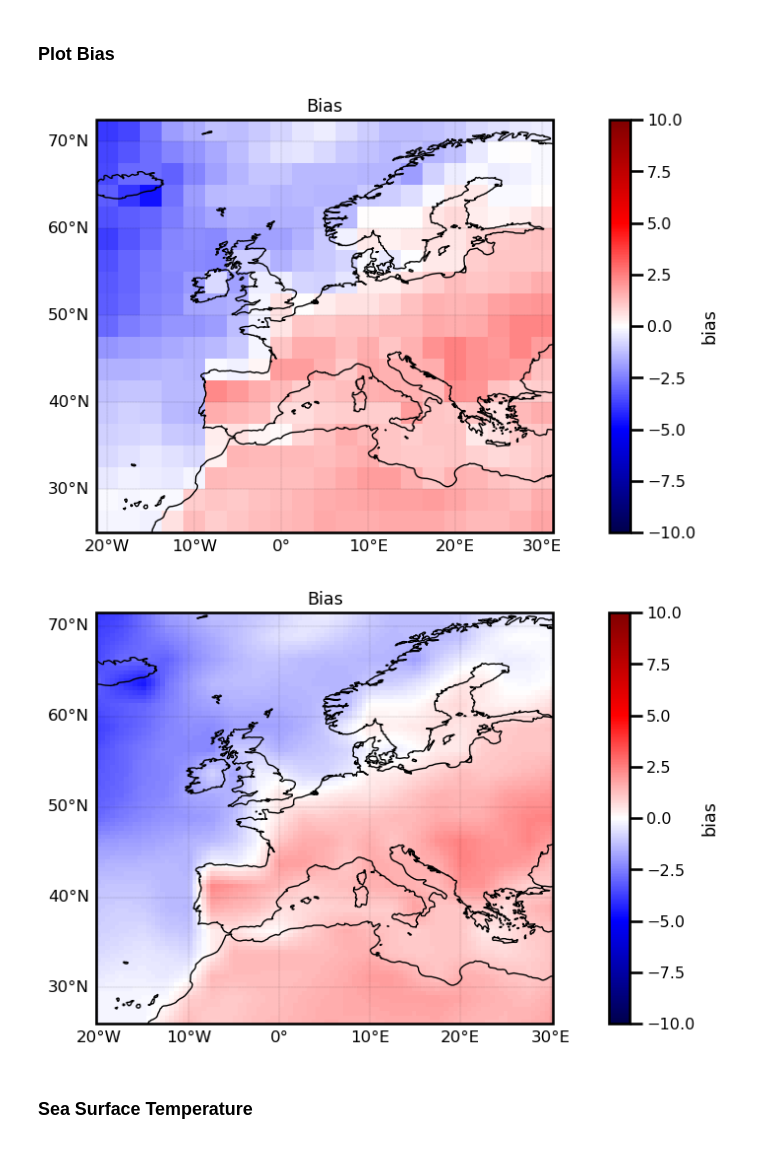
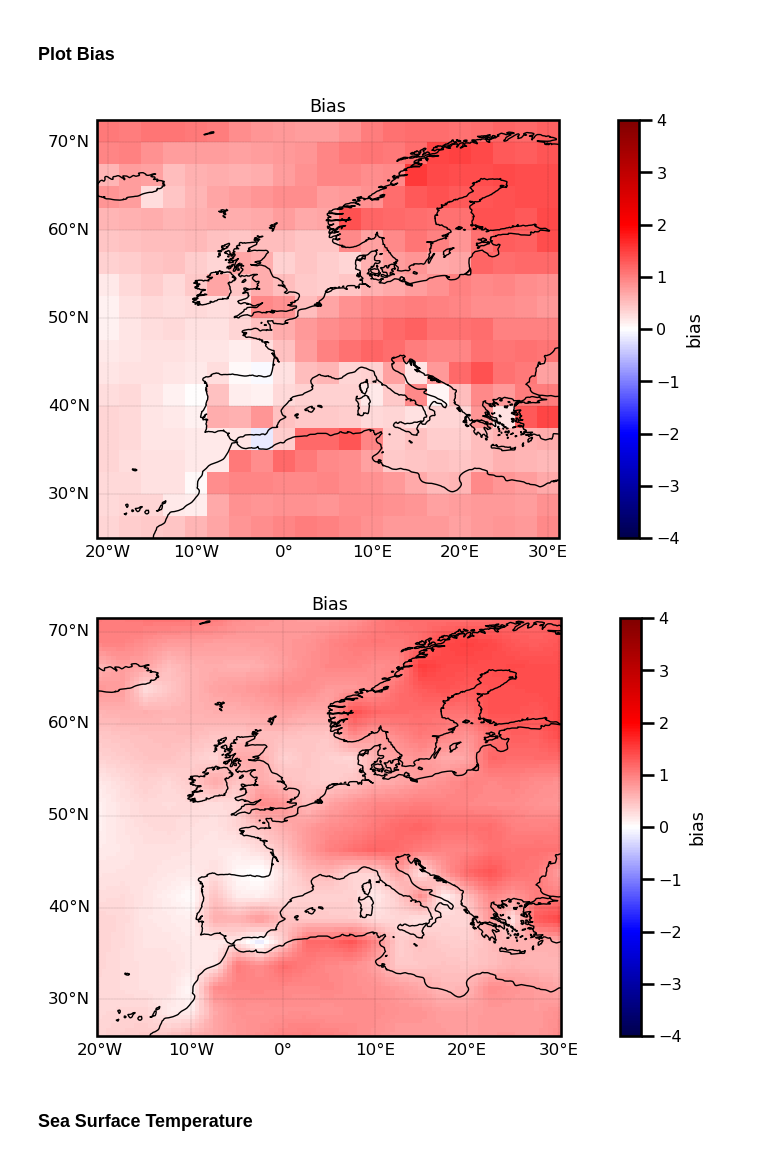
Before and after one commit to jejjohnson/jbayesevt, a Jupyter notebook: notebooks/ai4storylines/4.1_gp_map.ipynb, the cells around one changed output. Saved outputs shown, nothing was run; the diff lists cells and outputs as text; code cells hidden in the pictures.

```diff
--- a/notebooks/ai4storylines/4.1_gp_map.ipynb
+++ b/notebooks/ai4storylines/4.1_gp_map.ipynb
@@ -50,6 +50,17 @@ save_dir = "/pool/usuarios/juanjohn/data/ai4storylines/analysis/"
 df = pd.read_csv(Path(save_dir).joinpath("covariates.csv"), index_col=0)
 # load qoi
 ds = xr.open_dataset(Path(save_dir).joinpath("qoi.nc"))
+models = ['access_cm2', 'access_esm1_5', 'bcc_csm2_mr', 'cams_csm1_0', 'canesm5',
+       'cmcc_esm2', 'cnrm_cm6_1', 'cnrm_cm6_1_hr', 'cnrm_esm2_1', 'e3sm_1_0',
+       'ec_earth3', 'ec_earth3_cc', 'ec_earth3_veg', 'ec_earth3_veg_lr',
+       'fgoals_g3', 'gfdl_cm4', 'gfdl_esm4', 'ipsl_cm6a_lr', 'kace_1_0_g',
+       'miroc_es2l', 'mpi_esm1_2_hr', 'mpi_esm1_2_lr', 'mri_esm2_0',
+       'noresm2_lm', 'noresm2_mm', 'taiesm1', 'ukesm1_0_ll']
+
+# only select valid models
+ds = ds.sel(model=models)
+df = df[df["model"].map(lambda x: x in models)]
+
 # quick check
 assert df.model.values.sort() == ds.model.values.sort()
 # %% [markdown]
@@ -57,10 +68,10 @@ assert df.model.values.sort() == ds.model.values.sort()
 # %% [markdown]
 #### Input Data
 # %%
-covariate_names = ["sst", "sm_sur", "t2m", "z500_zonal"]
-qoi_names = ["tasmax"]
+covariate_names = ["sst_norm", "sm_norm", "z500_norm"]
+qoi_names = ["tasmax_norm"]
 x = df.sort_values(by=["model"])[covariate_names].values
-u = ds.sortby("model").stack(spatial=["lat", "lon"]).tasmax.values
+u = ds.sortby("model").stack(spatial=["lat", "lon"]).tasmax_norm.values
 # %%
 x.shape, u.shape
 # %% [output]
@@ -177,7 +184,7 @@ ds = ds.stack(spatial=["lat", "lon"])
 ds["weights"] = (("spatial", "covariate"), loc[0].T)
 ds["bias"] = (("spatial",), bias[0])
 ds["pred"] = (("model", "spatial",), pred[0])
-ds = ds.assign_coords({"covariate": ["sst", "sm", "t2m", "z500"],})
+ds = ds.assign_coords({"covariate": ["sst_norm", "sm_norm", "z500_norm"],})
 ds = ds.unstack()
 # %% [markdown]
 ### R2 Score
@@ -216,27 +223,27 @@ plot_imshow(
 # %%
 # plot weights
 bias = ds.bias
 plot_pcolormesh(
     bias,
     variable="Bias",
-    vmin=-10.0, vmax=10.0, cmap="seismic"
+    vmin=-4.0, vmax=4.0, cmap="seismic"
 );
 
 # interpolate
 bias = bias.interp(
     lon=np.linspace(bias.lon.values.min(), bias.lon.values.max(), 100),
     lat=np.linspace(bias.lat.values.min(), bias.lat.values.max(), 100),
     method="linear"
 
 )
 
 plot_imshow(
     bias,
-    "Bias", vmin=-10.0, vmax=10.0, cmap="seismic", num_levels=None
+    "Bias", vmin=-4.0, vmax=4.0, cmap="seismic", num_levels=None
 );
 # %% [output]
-[figure, old version]
+[figure, new version]
-[figure, old version]
+[figure, new version]
 # %% [markdown]
 ### Sea Surface Temperature
 # %%
```
Also changed, not shown: parts of 11 cells of this notebook, 25 other files.
